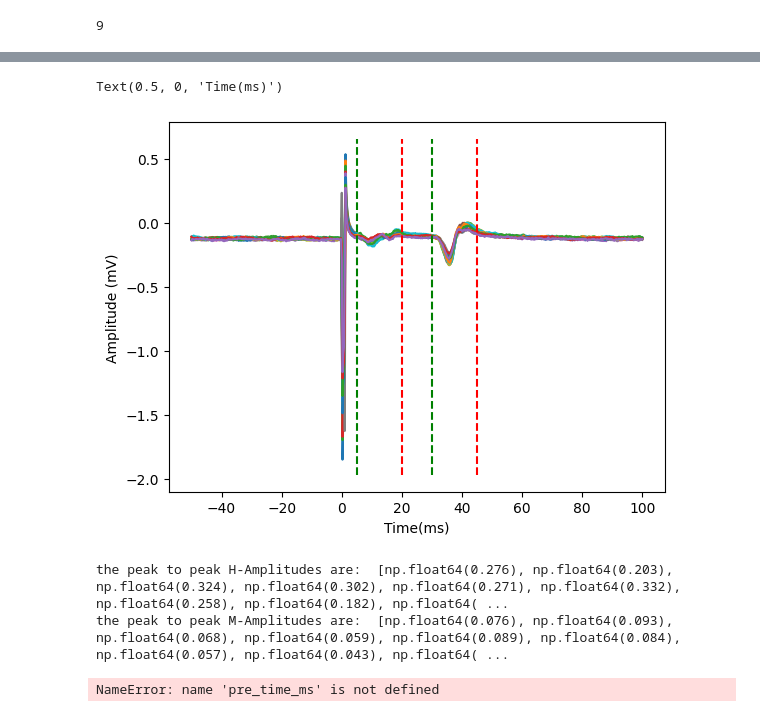
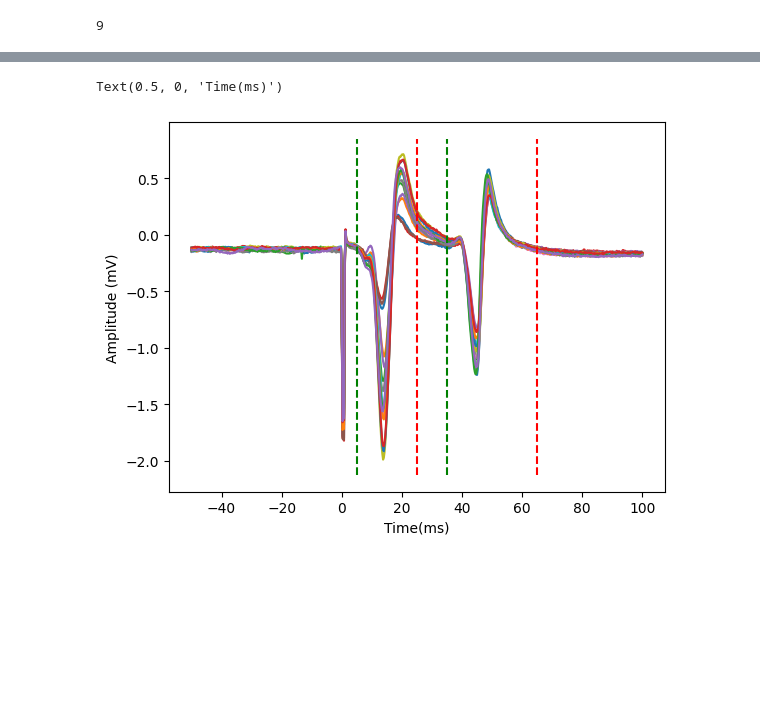
Before and after one commit to tarun17arora/GitRepository_LabChartHReflex, a Jupyter notebook: Pipeline_HMAnalysis.ipynb, the cells around one changed output, grey strips where cells are left out. Cells and saved outputs as stored; diff of their text form; code cells hidden in the pictures; blank space fills up the shorter version.

```diff
--- a/Pipeline_HMAnalysis.ipynb
+++ b/Pipeline_HMAnalysis.ipynb
@@ -7,7 +7,7 @@ from Function_readLabChartMat import get_pages_data, backRMS, autoEventDetection
 # generating inputs and creating the path
 import os
 cmnPath = r'R:\Prosjekter\ELECTROPHYSIOLOGY_PD_1000214'
-ptID = 'EHC01'
+ptID = 'EHC06'
 
 if ptID.startswith('EHC'):
     grp = 'HealthyControl'
@@ -72,11 +65,3 @@ pages = get_pages_data(filename, samp_rate, pre_time_ms, post_time_ms, avgFact)
 len(pages[0])
 # %% [output]
 9
-# %%
-chNo = 1
-import matplotlib.pyplot as plt
-timeAxis = np.linspace(-pre_time_ms,post_time_ms,len(pages[0][0]))
-for pg in range(len(pages)):
-    plt.plot(timeAxis,(pages[pg][chNo-1])*1000)
-plt.ylabel("Amplitude (mV)")
-plt.xlabel("Time(ms)")
@@ -86,50 +68,56 @@ Text(0.5, 0, 'Time(ms)')
 # %%
-hOnset_ms = 30
+chNo = 1
+import matplotlib.pyplot as plt
+
+timeAxis = np.linspace(-pre_time_ms,post_time_ms,len(pages[0][0]))
+
+hOnset_ms = 35
 mOnset_ms = 5
-rangeTime_ms = 15
+hrangeTime_ms = 30
+mrangeTime_ms = 20
 
 for pg in range(len(pages)):
     plt.plot(timeAxis,(pages[pg][chNo-1]*1000))
 ymin, ymax = plt.ylim()
 plt.vlines(x=[hOnset_ms, mOnset_ms], ymin=ymin, ymax=ymax, colors='green', linestyles='dashed', label='vlines')
-plt.vlines(x=[hOnset_ms+rangeTime_ms, mOnset_ms+rangeTime_ms], ymin=ymin, ymax=ymax, colors='r', linestyles='dashed', label='vlines')
+plt.vlines(x=[hOnset_ms+hrangeTime_ms, mOnset_ms+mrangeTime_ms], ymin=ymin, ymax=ymax, colors='r', linestyles='dashed', label='vlines')
 plt.ylabel("Amplitude (mV)")
 plt.xlabel("Time(ms)")
 # %% [output]
 Text(0.5, 0, 'Time(ms)')
-[figure, old version]
+[figure, new version]
 # %%
 HAmplitudes_mV = []
 MAmplitudes_mV = []
 for pgNo in range(len(pages)):
     indEpoch = pages[pgNo][chNo-1]
-    hmSignal = manualEventDetect(indEpoch, pre_time_ms, samp_rate, hOnset_ms, mOnset_ms, rangeTime_ms)
+    hmSignal = manualEventDetect(indEpoch, pre_time_ms, samp_rate, hOnset_ms, mOnset_ms, hrangeTime_ms,mrangeTime_ms)
     hAmp = round((max(hmSignal[0]) - min(hmSignal[0]))*1000,3)
     HAmplitudes_mV.append(hAmp)
     mAmp = round((max(hmSignal[1]) - min(hmSignal[1]))*1000,3)
     MAmplitudes_mV.append(mAmp)
-
-print("the peak to peak H-Amplitudes are: ", HAmplitudes_mV)
-print("the peak to peak M-Amplitudes are: ",MAmplitudes_mV)
-# %% [output]
-the peak to peak H-Amplitudes are:  [np.float64(0.276), np.float64(0.203), np.float64(0.324), np.float64(0.302), np.float64(0.271), np.float64(0.332), np.float64(0.258), np.float64(0.182), np.float64( ...
-the peak to peak M-Amplitudes are:  [np.float64(0.076), np.float64(0.093), np.float64(0.068), np.float64(0.059), np.float64(0.089), np.float64(0.084), np.float64(0.057), np.float64(0.043), np.float64( ...
 # %%
 # extracting backRMS values and preparing it by average of certain values
+RMS_Signal_StartTime_ms = 50
+RMS_Signal_EndTime_ms = 1
+RMS_samp_rate = samp_rate
+RMS_pre_time_ms = pre_time_ms
+
+RMS_signalArray = []
 Pages_backrms = get_pages_data(filename, samp_rate, pre_time_ms, post_time_ms, avgFact = 1)
 BackgroundRMS_mv = []
 for pgNo_rms in range(len(Pages_backrms)):
     indEpoch_rms = Pages_backrms[pgNo_rms][chNo-1]
-    RMS_signal = backRMS(indEpoch_rms, 50, 1, samp_rate, pre_time_ms)
+    RMS_signal = backRMS(indEpoch_rms, RMS_Signal_StartTime_ms, RMS_Signal_EndTime_ms, RMS_samp_rate, RMS_pre_time_ms)
     # removing DC offset
     RMS_noDCOffset = RMS_signal - np.mean(RMS_signal)
+    RMS_signalArray.append(RMS_noDCOffset)
     rmsVal = round(np.sqrt(np.mean(RMS_noDCOffset**2))*1000,3)
     BackgroundRMS_mv.append(rmsVal)
 
-print("number of pages read are: ", len(BackgroundRMS_mv))
-print("The background RMS values are: ", BackgroundRMS_mv)
+# averaging by avgFact
+avgBackgroundRMS_mV = avgVals(BackgroundRMS_mv, avgFact)
+avgBackgroundRMS_mV = [round(num,3) for num in avgBackgroundRMS_mV]
-# %% [output]
-NameError: name 'pre_time_ms' is not defined
 # %%
 # Plotting the background RMS
 RMS_timeax = np.linspace(-RMS_Signal_StartTime_ms, -RMS_Signal_EndTime_ms, len(RMS_signalArray[0]))
```
Also changed, not shown: parts of 10 cells of this notebook, 3 other files.
